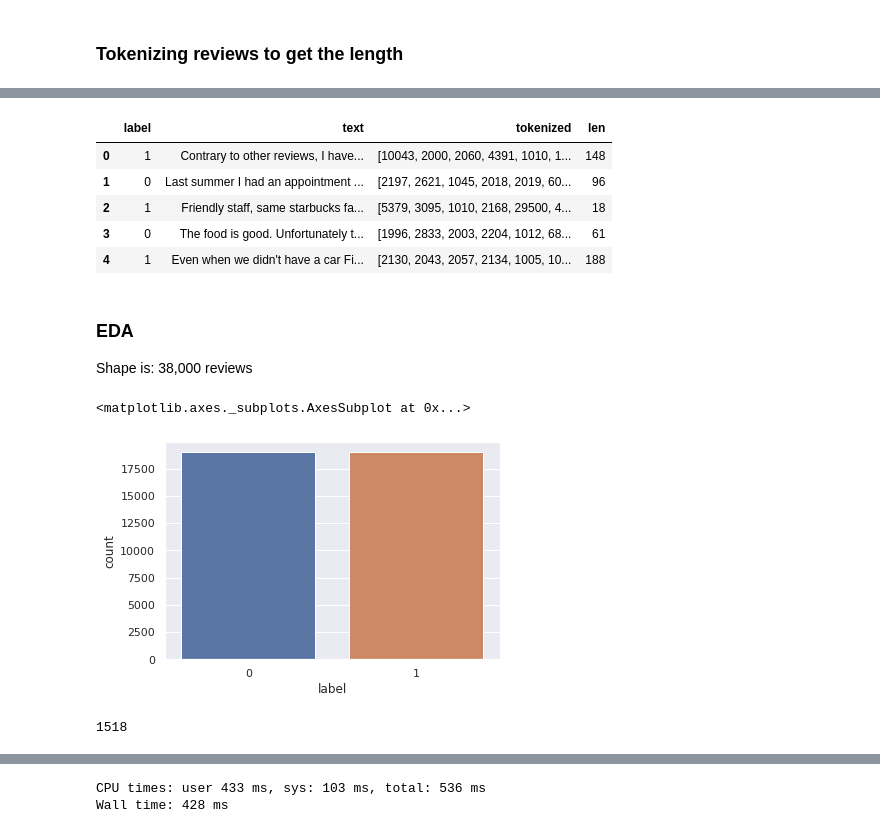
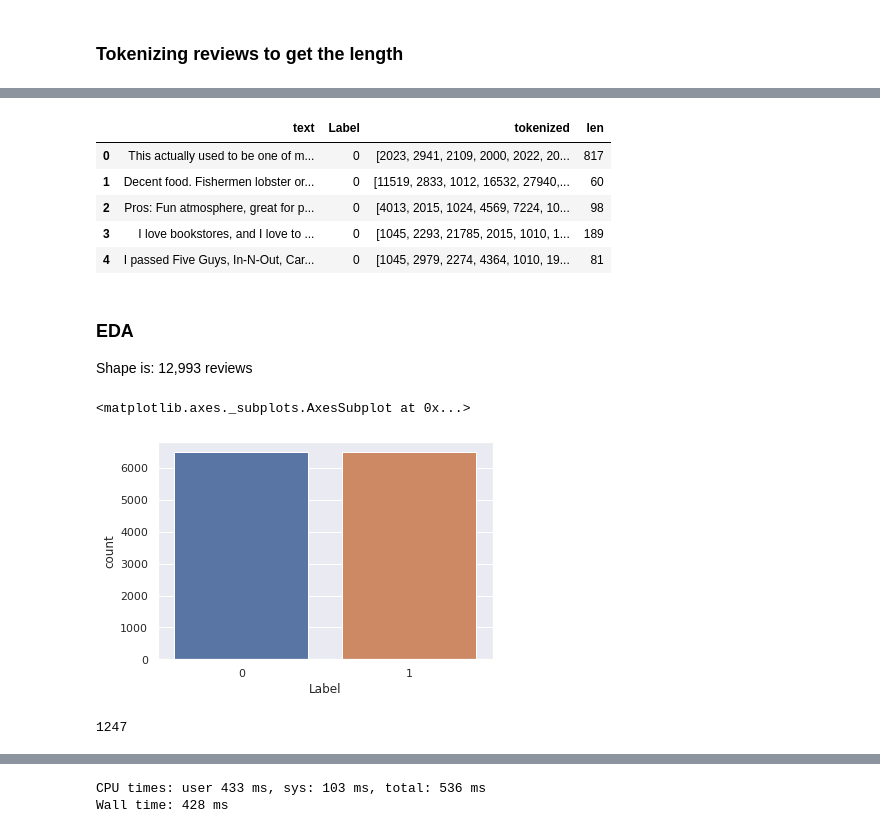
Before and after one commit to lupis30puc/yelp_bert_random_forest, a Jupyter notebook: Yelp_polarity_preprocessing_for_BERT.ipynb, the cells around one changed output, grey strips where cells are left out. Saved outputs shown, nothing was run; the diff lists cells and outputs as text; code cells hidden in the pictures.

```diff
--- a/Yelp_polarity_preprocessing_for_BERT.ipynb
+++ b/Yelp_polarity_preprocessing_for_BERT.ipynb
@@ -40,6 +40,7 @@ sns.set()
 import time
 import re
 # %%
-cols = ['label', 'text']
+#cols = ['label', 'text']
 #df_1 = pd.read_csv('/content/drive/MyDrive/Yelp/train.csv', header=None, names= cols) #I'll do only test first, for time/resources purposes
-df_2 = pd.read_csv('/content/drive/MyDrive/Yelp/test.csv', header=None, names=cols)
+#df_2 = pd.read_csv('/content/drive/MyDrive/Yelp/test.csv', header=None, names=cols)
+sample_reviews = pd.read_csv('/content/drive/MyDrive/Yelp/sample_yelp_reviews_12993.csv')
@@ -73,0 +47,3 @@ test_df.head()
+# %%
+sample_reviews.drop(labels= 'Unnamed: 0', axis=1, inplace=True)
+sample_reviews.head()
@@ -107,7 +90,7 @@ def tokenize_text_in_df(dataframe):
 # %%
 %%time
 # inserting the tokenized reviews on a df
-tokens_len_df = test_df.copy()
+tokens_len_df = sample_reviews.copy()
 tokens_len_df = tokenize_text_in_df(tokens_len_df)
 # %% [output]
 A value is trying to be set on a copy of a slice from a DataFrame
@@ -121,23 +104,23 @@ Wall time: 2min 19s
 # %%
 tokens_len_df.head()
 # %% [output]
-|  | label | text | tokenized | len |
-| 0 | 1 | Contrary to other reviews, I have... | [10043, 2000, 2060, 4391, 1010, 1... | 148 |
-| 1 | 0 | Last summer I had an appointment ... | [2197, 2621, 1045, 2018, 2019, 60... | 96 |
-| 2 | 1 | Friendly staff, same starbucks fa... | [5379, 3095, 1010, 2168, 29500, 4... | 18 |
-| 3 | 0 | The food is good. Unfortunately t... | [1996, 2833, 2003, 2204, 1012, 68... | 61 |
-| 4 | 1 | Even when we didn't have a car Fi... | [2130, 2043, 2057, 2134, 1005, 10... | 188 |
+|  | text | Label | tokenized | len |
+| 0 | This actually used to be one of m... | 0 | [2023, 2941, 2109, 2000, 2022, 20... | 817 |
+| 1 | Decent food. Fishermen lobster or... | 0 | [11519, 2833, 1012, 16532, 27940,... | 60 |
+| 2 | Pros: Fun atmosphere, great for p... | 0 | [4013, 2015, 1024, 4569, 7224, 10... | 98 |
+| 3 | I love bookstores, and I love to ... | 0 | [1045, 2293, 21785, 2015, 1010, 1... | 189 |
+| 4 | I passed Five Guys, In-N-Out, Car... | 0 | [1045, 2979, 2274, 4364, 1010, 19... | 81 |
 # %% [markdown]
 ### EDA
 
-Shape is: 38,000 reviews
+Shape is: 12,993 reviews
 # %%
 # Checking the label distribbution
-sns.countplot(tokens_len_df['label'])
+sns.countplot(tokens_len_df['Label'])
 # %% [output]
 <matplotlib.axes._subplots.AxesSubplot at 0x...>
-[figure, old version]
+[figure, new version]
 # %%
 max(tokens_len_df['len'])
 # %% [output]
-1518
+1247
```
Also changed, not shown: parts of 20 cells of this notebook.
